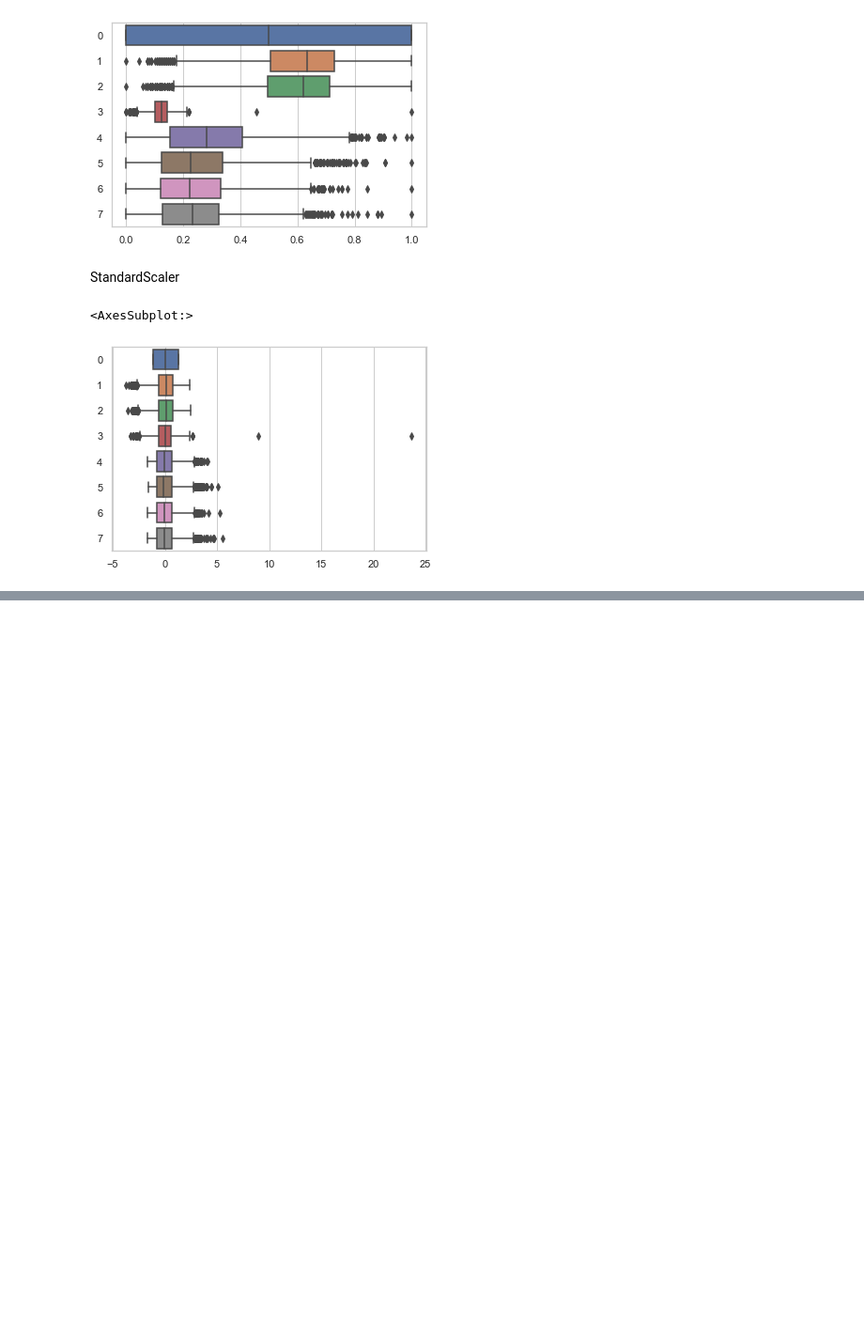
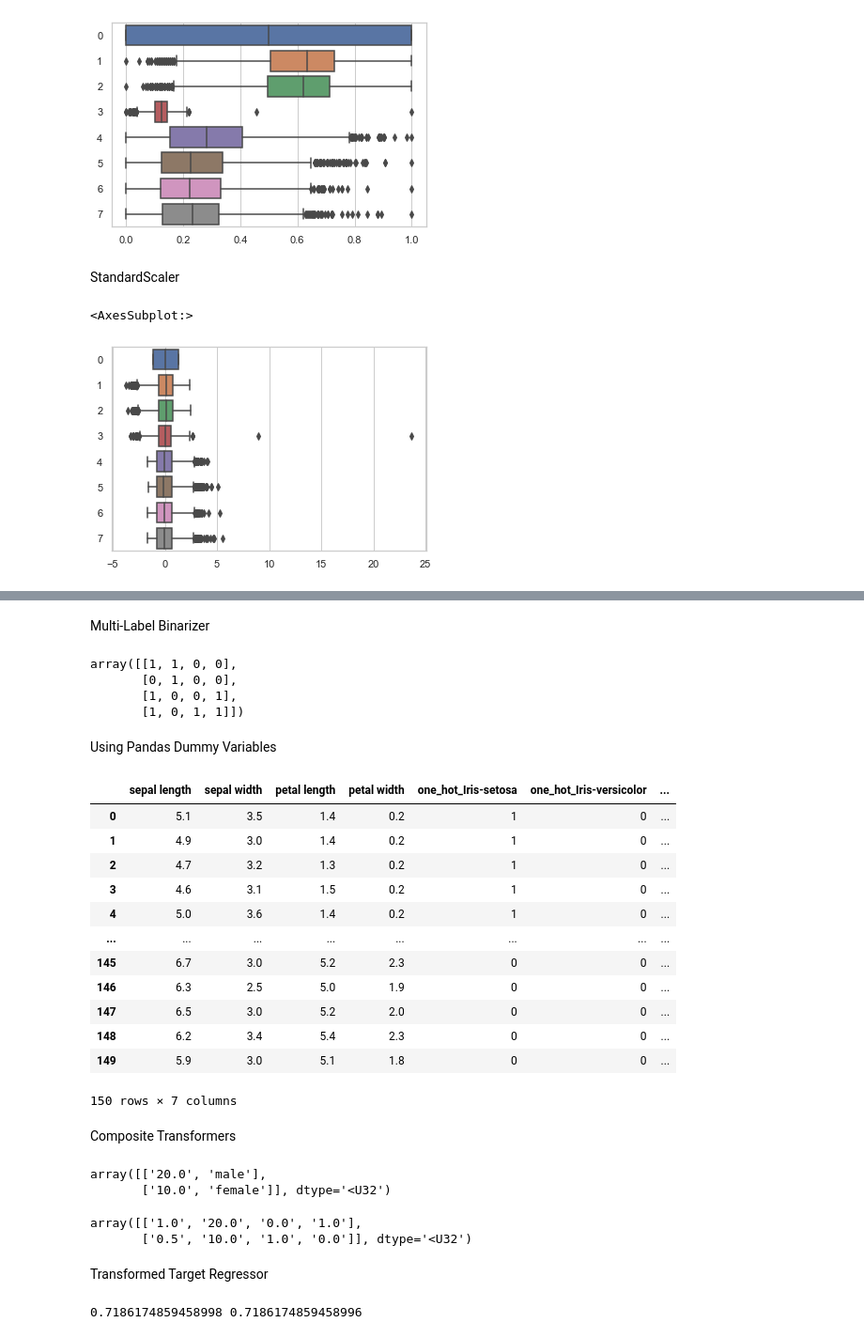
Before and after one commit to Pranav-Balakrishnan/Basic-Machine-Learning, a Jupyter notebook: Data Preprocessing Examples.ipynb, the cells around one changed output, grey strips where cells are left out. Shown at 94% size. Saved outputs shown, nothing was run; the diff lists cells and outputs as text; code cells hidden in the pictures; blank space fills up the shorter version.

```diff
--- a/Data Preprocessing Examples.ipynb
+++ b/Data Preprocessing Examples.ipynb
@@ -217,0 +321,5 @@ sns.boxplot(data = x_new, orient = "h")
+# %%
+from sklearn.preprocessing import OneHotEncoder,OrdinalEncoder
+cols = ['sepal length','sepal width','petal length','petal width','label']
+iris_data = pd.read_csv("https://archive.ics.uci.edu/ml/machine-learning-databases/iris/iris.data", header = None, names = cols)
+iris_data.head()
@@ -217,0 +368,2 @@ sns.boxplot(data = x_new, orient = "h")
+# %% [markdown]
+Multi-Label Binarizer
@@ -217,0 +375,62 @@ sns.boxplot(data = x_new, orient = "h")
+# %%
+from sklearn.preprocessing import MultiLabelBinarizer
+mlb = MultiLabelBinarizer()
+mlb.fit_transform(movie_genres)
+# %% [output]
+array([[1, 1, 0, 0],
+       [0, 1, 0, 0],
+       [1, 0, 0, 1],
+       [1, 0, 1, 1]])
+# %% [markdown]
+Using Pandas Dummy Variables
+# %%
+iris_data_onehot = pd.get_dummies(iris_data, columns = ['label'], prefix = ['one_hot'])
+iris_data_onehot
+# %% [output]
+|  | sepal length | sepal width | petal length | petal width | one_hot_Iris-setosa | one_hot_Iris-versicolor | ... |
+| 0 | 5.1 | 3.5 | 1.4 | 0.2 | 1 | 0 | ... |
+| 1 | 4.9 | 3.0 | 1.4 | 0.2 | 1 | 0 | ... |
+| 2 | 4.7 | 3.2 | 1.3 | 0.2 | 1 | 0 | ... |
+| 3 | 4.6 | 3.1 | 1.5 | 0.2 | 1 | 0 | ... |
+| 4 | 5.0 | 3.6 | 1.4 | 0.2 | 1 | 0 | ... |
+| ... | ... | ... | ... | ... | ... | ... | ... |
+| 145 | 6.7 | 3.0 | 5.2 | 2.3 | 0 | 0 | ... |
+| 146 | 6.3 | 2.5 | 5.0 | 1.9 | 0 | 0 | ... |
+| 147 | 6.5 | 3.0 | 5.2 | 2.0 | 0 | 0 | ... |
+| 148 | 6.2 | 3.4 | 5.4 | 2.3 | 0 | 0 | ... |
+| 149 | 5.9 | 3.0 | 5.1 | 1.8 | 0 | 0 | ... |
+150 rows × 7 columns
+# %% [markdown]
+Composite Transformers
+# %%
+x = np.array([[20.0, 'male'],[10.0, 'female']])
+x
+# %% [output]
+array([['20.0', 'male'],
+       ['10.0', 'female']], dtype='<U32')
+# %%
+from sklearn.compose import ColumnTransformer
+ct=ColumnTransformer([('scalar',MaxAbsScaler(),[0]),('pass','passthrough',[0]),('encoder',OneHotEncoder(),[1])])
+ct.fit_transform(x)
+# %% [output]
+array([['1.0', '20.0', '0.0', '1.0'],
+       ['0.5', '10.0', '1.0', '0.0']], dtype='<U32')
+# %% [markdown]
+Transformed Target Regressor
+# %%
+from sklearn.compose import TransformedTargetRegressor
+from sklearn.linear_model import LinearRegression
+from sklearn.model_selection import train_test_split
+from sklearn.datasets import fetch_california_housing
+
+X,y=fetch_california_housing(return_X_y=True)
+X,y=X[:2000,:],y[:2000]
+transformer=MaxAbsScaler()
+regressor=LinearRegression()
+regr=TransformedTargetRegressor(regressor=regressor,transformer=transformer)
+X_train, X_test, y_train, y_test = train_test_split(X,y)
+regr.fit(X_train, y_train)
+raw_target_regr = LinearRegression().fit(X_train, y_train)
+print(regr.score(X_test, y_test),raw_target_regr.score(X_test, y_test))
+# %% [output]
+0.7186174859458998 0.7186174859458996
```
Also changed, not shown: parts of 35 cells of this notebook.
